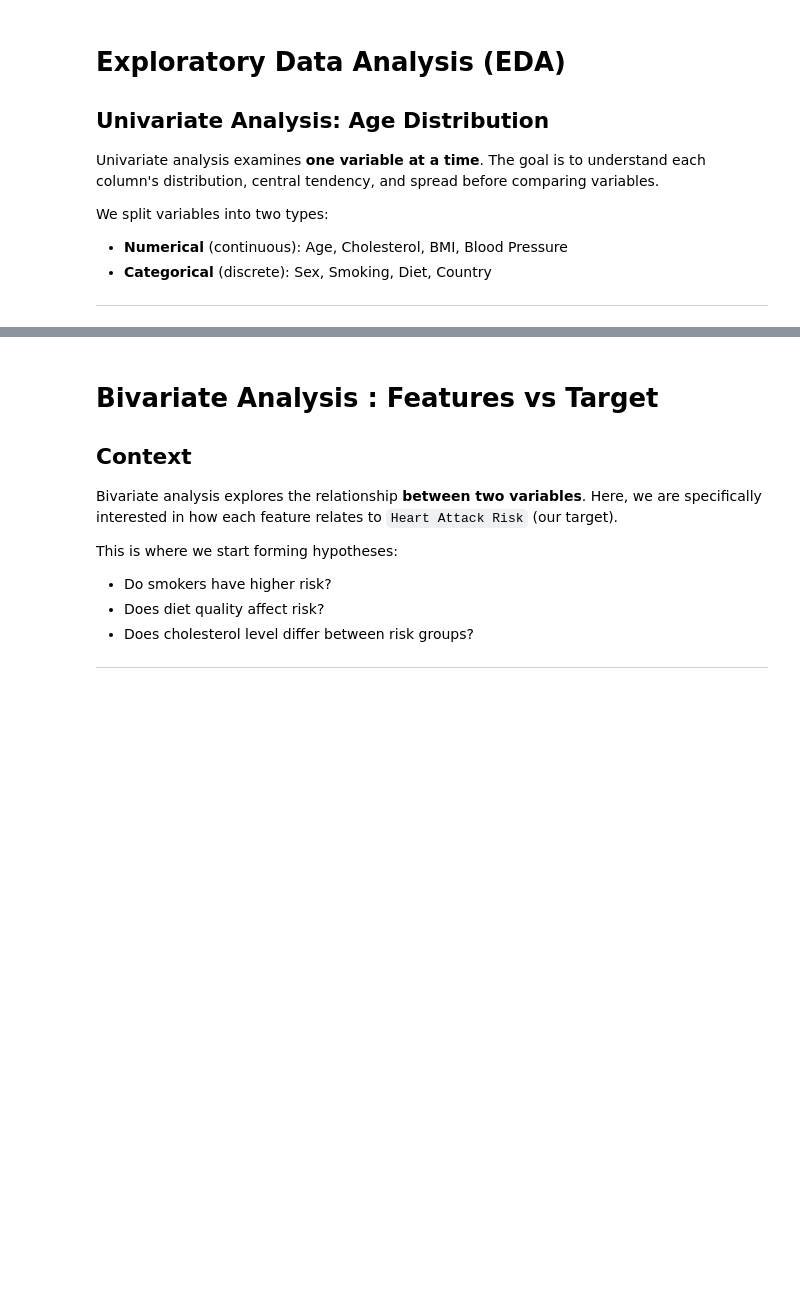
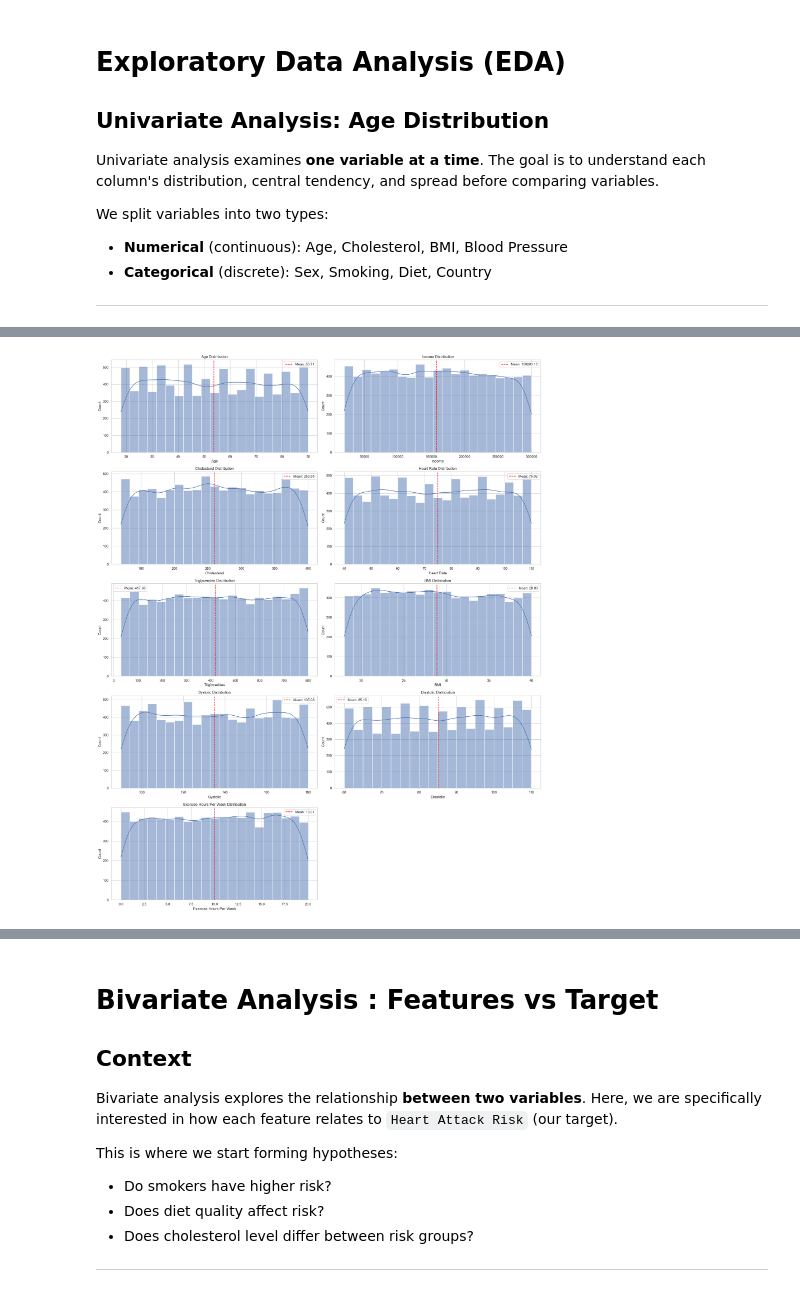
Before and after one commit to ManishJoc14/Fusemachines, a Jupyter notebook: week1 - datawrangling/Wk_1_Data_Wrangling_HeartAttack.ipynb, the cells around one changed output, grey strips where cells are left out. Cells and saved outputs as stored; diff of their text form; code cells hidden in the pictures; blank space fills up the shorter version.

```diff
--- a/week1 - datawrangling/Wk_1_Data_Wrangling_HeartAttack.ipynb
+++ b/week1 - datawrangling/Wk_1_Data_Wrangling_HeartAttack.ipynb
@@ -281,0 +525,22 @@ Rescales features to a fixed range:
+# %%
+import math
+
+cols = 2
+rows = math.ceil(len(continuous_cols) / cols)
+
+plt.figure(figsize=(20, rows * 5))
+
+for i, col in enumerate(continuous_cols):
+    plt.subplot(rows, cols, i + 1)
+    sns.histplot(full_df[col], kde=True)
+
+    mean = full_df[col].mean()
+    plt.axvline(mean, color="red", linestyle="--", label=f"Mean: {mean:.2f}")
+
+    plt.title(f"{col} Distribution")
+    plt.legend()
+
+plt.tight_layout()
+plt.show()
+# %% [output]
+[figure, added]
```
Also changed, not shown: parts of 47 cells of this notebook, 4 other files.
